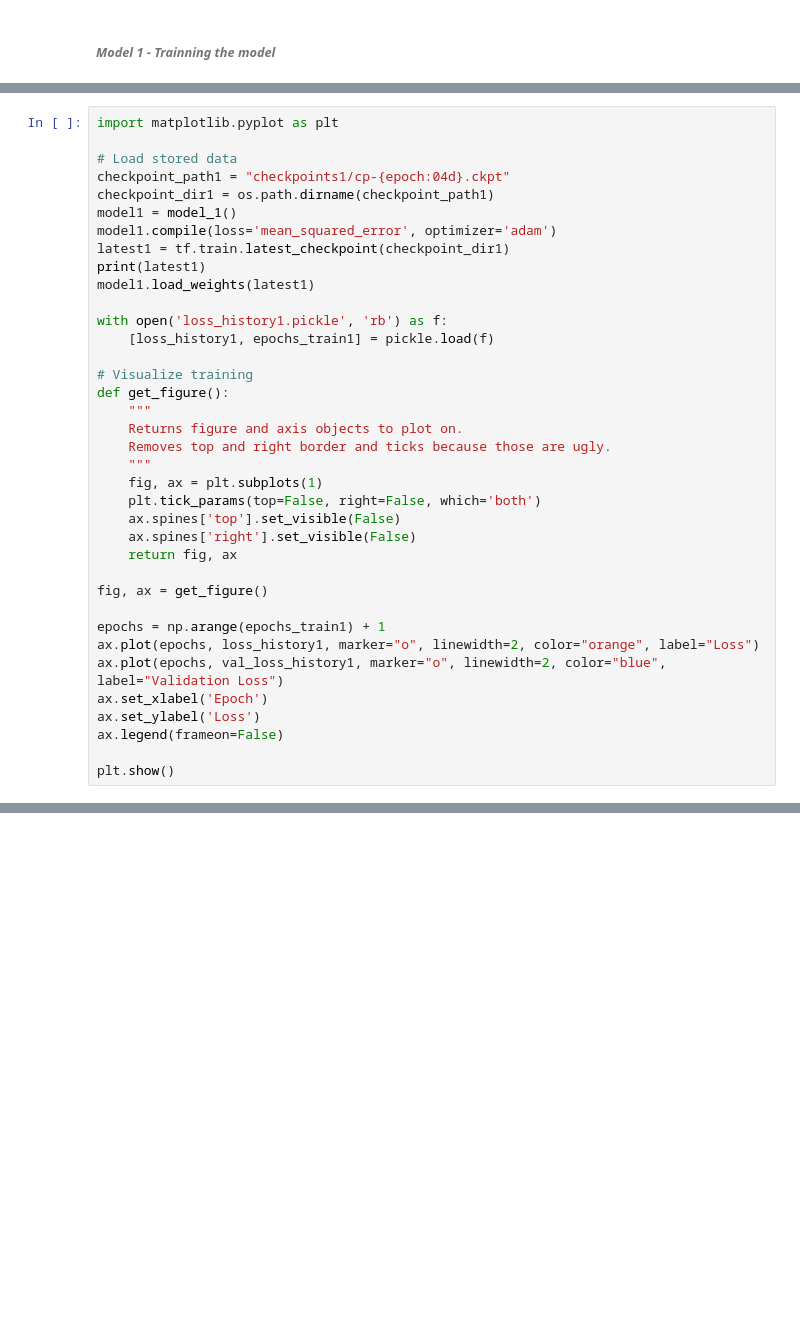
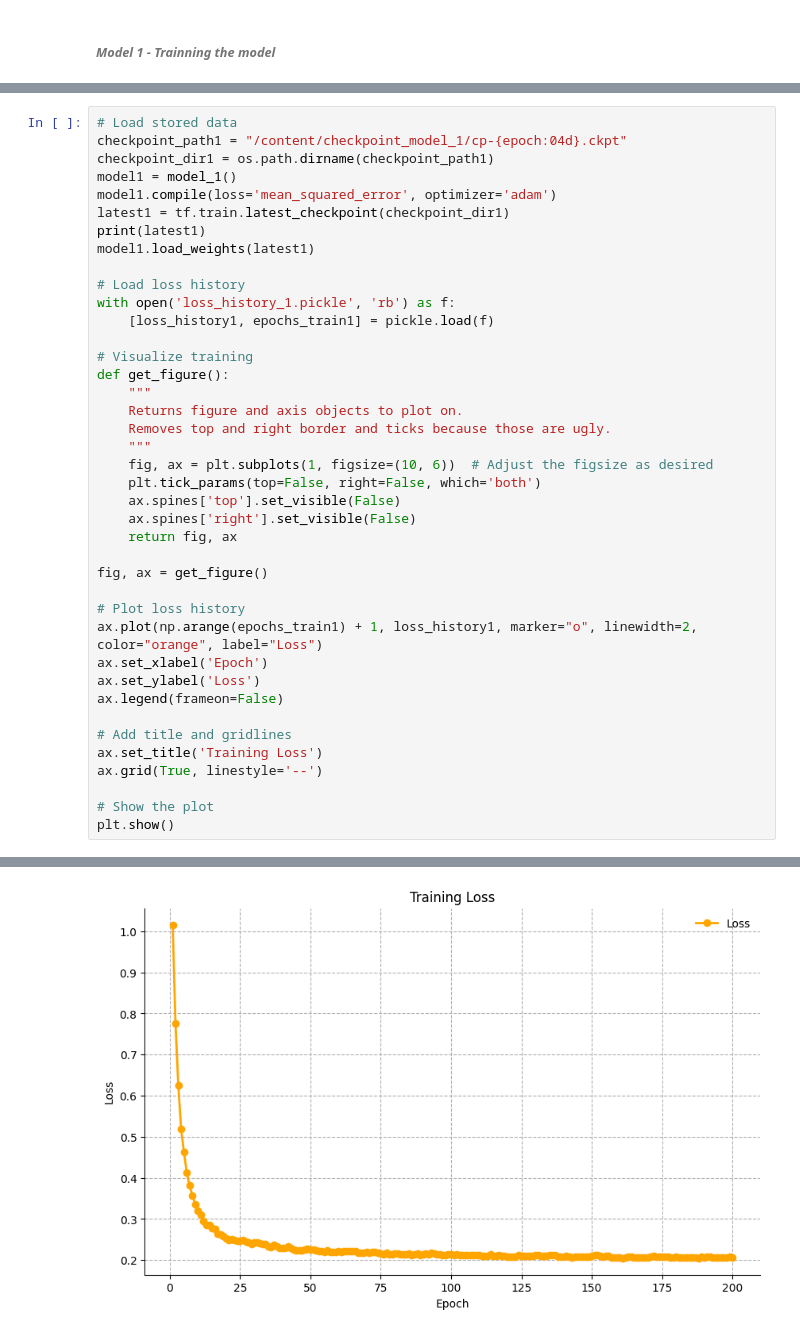
Before and after one commit to EjbejaranosAI/AI_trends_2023, a Jupyter notebook: MBM_AI_for__analysis_of_brain_image_data.ipynb, the cells around one changed output, grey strips where cells are left out. Cells and saved outputs as stored; diff of their text form; blank space fills up the shorter version.

```diff
--- a/MBM_AI_for__analysis_of_brain_image_data.ipynb
+++ b/MBM_AI_for__analysis_of_brain_image_data.ipynb
@@ -606,9 +620,7 @@ Epoch 1: saving model to checkpoint_model_1/cp-0001.ckpt
 ... (88 outputs left out)
 # %%
-import matplotlib.pyplot as plt
-
 # Load stored data
-checkpoint_path1 = "checkpoints1/cp-{epoch:04d}.ckpt"
+checkpoint_path1 = "/content/checkpoint_model_1/cp-{epoch:04d}.ckpt"
 checkpoint_dir1 = os.path.dirname(checkpoint_path1)
 model1 = model_1()
 model1.compile(loss='mean_squared_error', optimizer='adam')
@@ -616,7 +628,8 @@ latest1 = tf.train.latest_checkpoint(checkpoint_dir1)
 print(latest1)
 model1.load_weights(latest1)
 
-with open('loss_history1.pickle', 'rb') as f:
+# Load loss history
+with open('loss_history_1.pickle', 'rb') as f:
     [loss_history1, epochs_train1] = pickle.load(f)
 
 # Visualize training
@@ -625,7 +638,7 @@ def get_figure():
     Returns figure and axis objects to plot on.
     Removes top and right border and ticks because those are ugly.
     """
-    fig, ax = plt.subplots(1)
+    fig, ax = plt.subplots(1, figsize=(10, 6))  # Adjust the figsize as desired
     plt.tick_params(top=False, right=False, which='both')
     ax.spines['top'].set_visible(False)
     ax.spines['right'].set_visible(False)
@@ -633,12 +646,16 @@ def get_figure():
 
 fig, ax = get_figure()
 
-epochs = np.arange(epochs_train1) + 1
-ax.plot(epochs, loss_history1, marker="o", linewidth=2, color="orange", label="Loss")
-ax.plot(epochs, val_loss_history1, marker="o", linewidth=2, color="blue", label="Validation Loss")
+# Plot loss history
+ax.plot(np.arange(epochs_train1) + 1, loss_history1, marker="o", linewidth=2, color="orange", label="Loss")
 ax.set_xlabel('Epoch')
 ax.set_ylabel('Loss')
 ax.legend(frameon=False)
 
+# Add title and gridlines
+ax.set_title('Training Loss')
+ax.grid(True, linestyle='--')
+
+# Show the plot
 plt.show()
 # %% [output]
@@ -645,0 +684 @@ NameError: ignored
+[figure, added]
```
Also changed, not shown: parts of 19 cells of this notebook.
